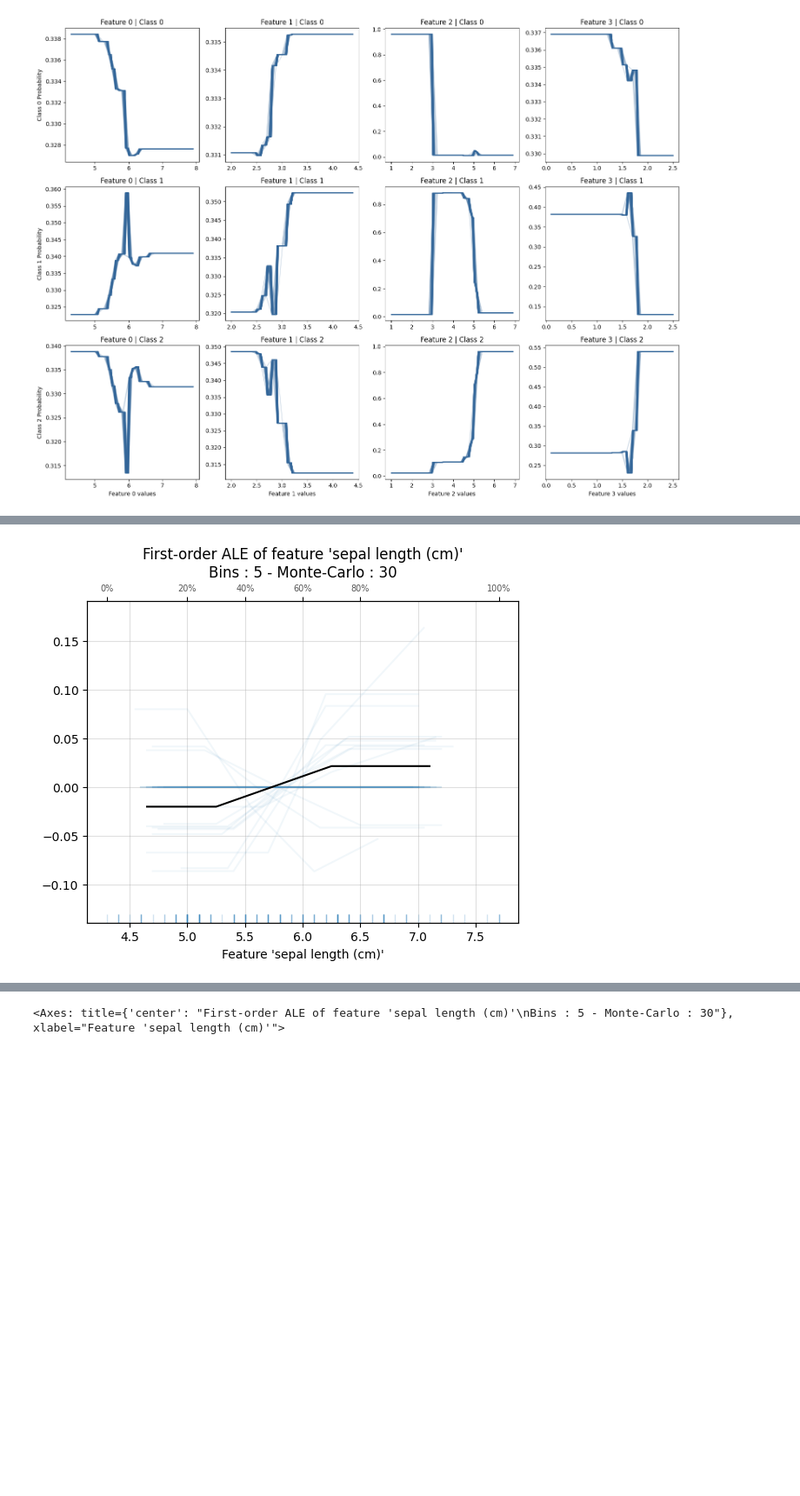
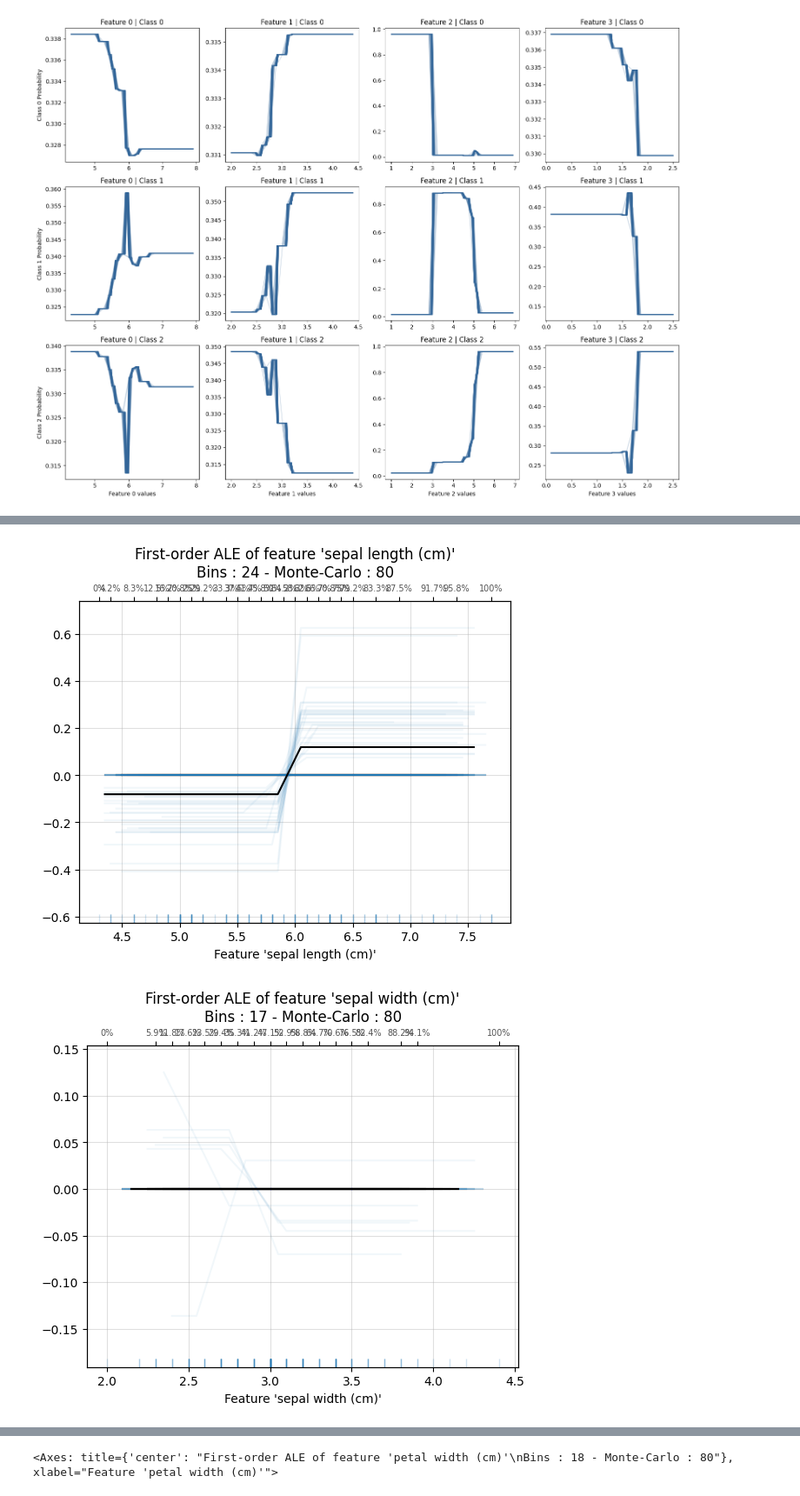
Before and after one commit to ryan9dai/XAI590_Ryan, a Jupyter notebook: XAI_Assignment4.ipynb, the cells around one changed output, grey strips where cells are left out. Shown at 87% size. Cells and saved outputs as stored; diff of their text form; code cells hidden in the pictures; blank space fills up the shorter version.

```diff
--- a/XAI_Assignment4.ipynb
+++ b/XAI_Assignment4.ipynb
@@ -271,14 +317,45 @@ ale_plot(model, X_train, 'sepal length (cm)', monte_carlo=True)
 # %%
 # 1D ALE Plots from https://github.com/AIPI-590-XAI/Duke-AI-XAI/blob/main/explainable-ml-example-notebooks/global_explanations.ipynb
 
 ale_plot(
     model,
     X_train,
     'sepal length (cm)',
-    bins=5,
+    bins=30,
     monte_carlo=True,
-    monte_carlo_rep=30,
+    monte_carlo_rep=80,
     monte_carlo_ratio=0.5,
 )
+
+ale_plot(
+    model,
+    X_train,
+    'sepal width (cm)',
+    bins=30,
+    monte_carlo=True,
+    monte_carlo_rep=80,
+    monte_carlo_ratio=0.5,
+)
+
+ale_plot(
+    model,
+    X_train,
+    'petal length (cm)',
+    bins=30,
+    monte_carlo=True,
+    monte_carlo_rep=80,
+    monte_carlo_ratio=0.5,
+)
+
+ale_plot(
+    model,
+    X_train,
+    'petal width (cm)',
+    bins=30,
+    monte_carlo=True,
+    monte_carlo_rep=80,
+    monte_carlo_ratio=0.5,
+)
 # %% [output]
-[figure, old version]
+[figure, new version]
+[figure, added]
@@ -285,4 +364,4 @@ ale_plot(
-<Axes: title={'center': "First-order ALE of feature 'sepal length (cm)'\nBins : 5 - Monte-Carlo : 30"}, xlabel="Feature 'sepal length (cm)'">
+<Axes: title={'center': "First-order ALE of feature 'petal width (cm)'\nBins : 18 - Monte-Carlo : 80"}, xlabel="Feature 'petal width (cm)'">
 # %%
 # 2D ALE plot. Non-library ALE plot code fully generated by ChatGPT 4o on Feb 5 around 8pm ET.
 
```
Also changed, not shown: parts of 10 cells of this notebook.
